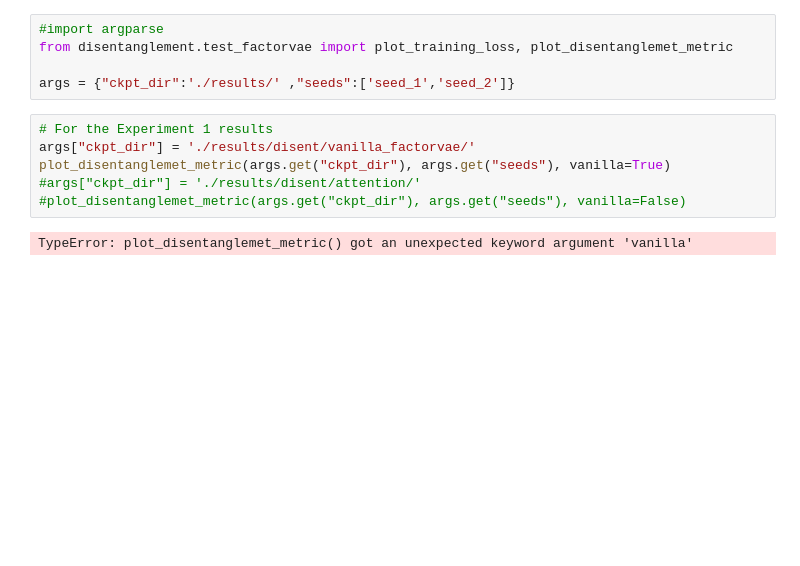
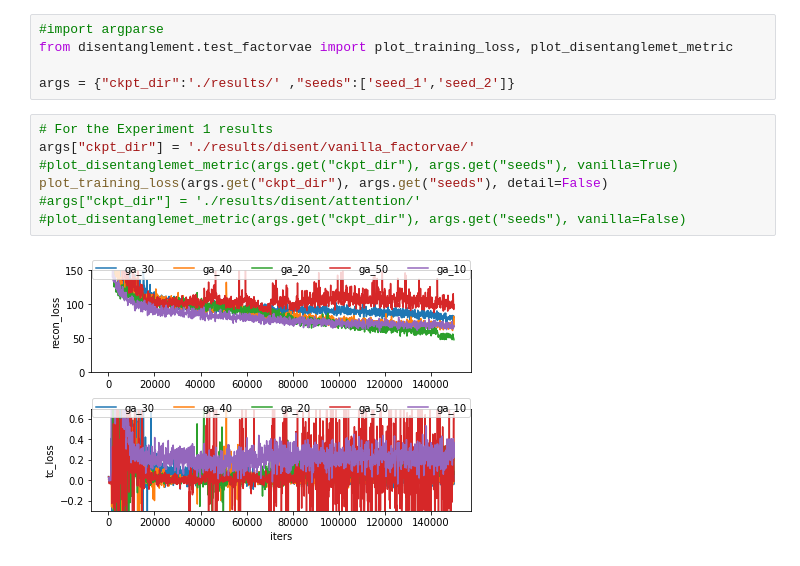
Before and after one commit to Carmoondedraak/FACT-2021, a Jupyter notebook: visually_explanable.ipynb, the cells around one changed output. Saved outputs shown, nothing was run; the diff lists cells and outputs as text; blank space fills up the shorter version.

```diff
--- a/visually_explanable.ipynb
+++ b/visually_explanable.ipynb
@@ -6,8 +6,9 @@ args = {"ckpt_dir":'./results/' ,"seeds":['seed_1','seed_2']}
 # %%
 # For the Experiment 1 results
 args["ckpt_dir"] = './results/disent/vanilla_factorvae/'
-plot_disentanglemet_metric(args.get("ckpt_dir"), args.get("seeds"), vanilla=True)
+#plot_disentanglemet_metric(args.get("ckpt_dir"), args.get("seeds"), vanilla=True)
+plot_training_loss(args.get("ckpt_dir"), args.get("seeds"), detail=False)
 #args["ckpt_dir"] = './results/disent/attention/'
 #plot_disentanglemet_metric(args.get("ckpt_dir"), args.get("seeds"), vanilla=False)
 # %% [output]
-TypeError: plot_disentanglemet_metric() got an unexpected keyword argument 'vanilla'
+[figure, added]
```
Also changed, not shown: 2 other files.
